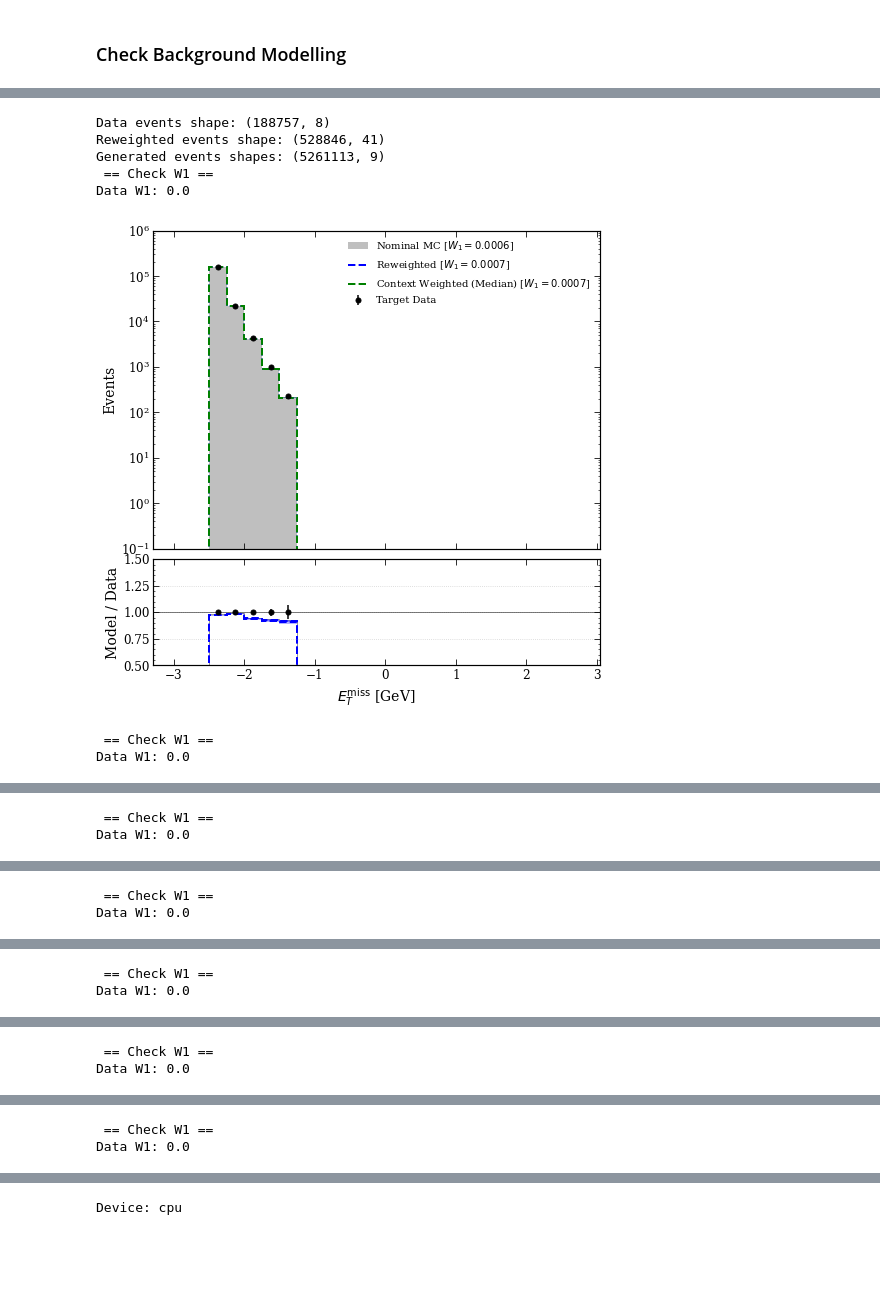
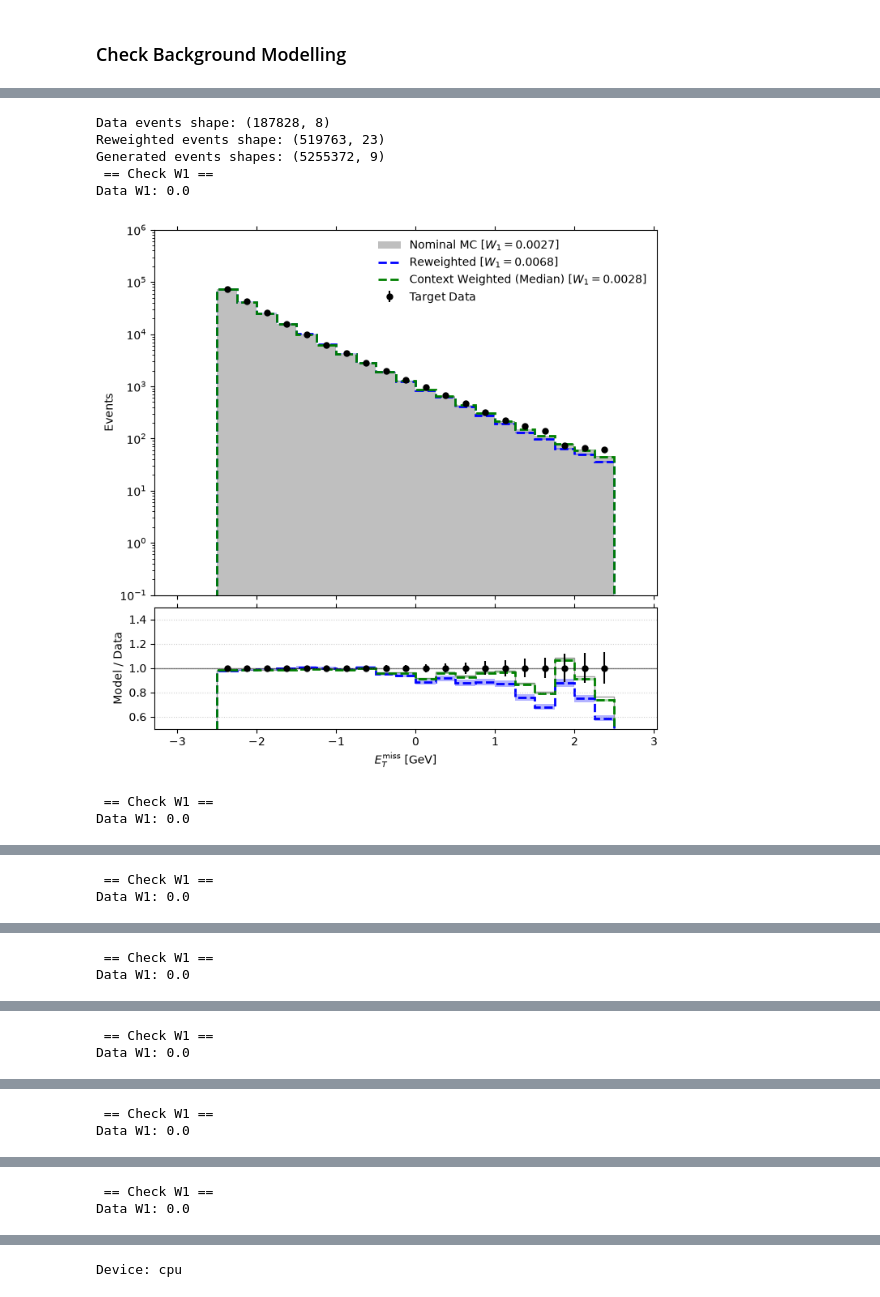
Before and after one commit to sherkaicode/OpenData, a Jupyter notebook: 4_NRAD_CWOLA_SR_ver2.ipynb, the cells around one changed output, grey strips where cells are left out. Saved outputs shown, nothing was run; the diff lists cells and outputs as text; code cells hidden in the pictures; blank space fills up the shorter version.

Commit message:
CWOLA Anomaly models

```diff
--- a/4_NRAD_CWOLA_SR_ver2.ipynb
+++ b/4_NRAD_CWOLA_SR_ver2.ipynb
@@ -10,7 +10,7 @@ import joblib
 import seaborn as sns
 
 selection = "ATLAS"
-sample_path = f"Models_Extrapolation_{selection}_ver2/samples"
+sample_path = f"Models_Extrapolation_{selection}_Final/samples"
 dataset_path = f"Final_Dataset_{selection}"
 SCALER_PATH = f"Final_Dataset_{selection}/minmax_scaler.joblib"
 N_ENSEMBLE = 10
@@ -21,7 +21,7 @@ features_vars = ['ljet1_tau21', 'ljet1_tau32', 'ljet2_tau21', 'ljet2_tau32', 'mj
 
 NOM_WEIGHT_COL = "final_weight"
 RW_WEIGHT_COL = "rw_median_weights"
-GEN_WEIGHT_COL = "total_weight"
+GEN_WEIGHT_COL = "weight_gen"
 
 w1_sr_results = {
     "nom": {},
@@ -61,7 +61,7 @@ mc_sr_reweight_events["rw_median_weights"] = nominal_w * rw_median
 mc_sr_generate_dfs = []
 for i in range(N_ENSEMBLE):
     df = pd.read_parquet(f"{sample_path}/MC_SR_Generate_ens{i}.parquet")
-    df['total_weight'] = df['total_weight'] / 10
+    df['weight_gen'] = df['weight_gen'] / 10
 
     mc_sr_generate_dfs.append(df)
 
@@ -166,6 +166,8 @@ def signed_wasserstein_distance(u_values, v_values, u_weights, v_weights):
 
     # 6. Compute the integral of the absolute difference
     return np.sum(np.abs(u_cdf - v_cdf) * deltas)
+# %%
+data_sr_events[f"{NOM_WEIGHT_COL}"] = np.ones(len(data_sr_events))  # Assign a weight of 1 to all data events
 # %%
 df_data_unscaled = transform(data_sr_events, scale=False)
 df_mc_rw_unscaled = transform(mc_sr_reweight_events, scale= False)
@@ -177,9 +179,11 @@ check_unphysical(df_mc_gen_unscaled, "GENERATE")
 
 df_mc_rw_clean = filter_and_renormalize(df_mc_rw_unscaled, RW_WEIGHT_COL, "REWEIGHT")
 df_mc_gen_clean = filter_and_renormalize(df_mc_gen_unscaled, GEN_WEIGHT_COL, "GENERATE")
+df_data_clean = filter_and_renormalize(df_data_unscaled, NOM_WEIGHT_COL, "DATA")
 
 df_mc_rw_scoring = transform(df_mc_rw_clean, scale=True)
 df_mc_gen_scoring = transform(df_mc_gen_clean, scale=True)
+df_data_scoring = transform(df_data_clean, scale=True)
 # %% [output]
 ==================== Checking DATA for unphysical events ====================
 Events with Missing Energy less than 0: 0
@@ -321,39 +325,39 @@ def plot_context_events(data_events, reweight_events, generate_events):
         # Bottom panel
         gen_ratio = np.divide(gen_binned, counts_data, out=np.full_like(gen_binned, np.nan, dtype=float), where=valid)
         gen_ratio_low = np.divide(gen_lower, counts_data, out=np.full_like(gen_lower, np.nan, dtype=float), where=valid)
         gen_ratio_up = np.divide(gen_upper, counts_data, out=np.full_like(gen_upper, np.nan, dtype=float), where=valid)
 
-        ax2.stairs(gen_ratio, bins, color = 'blue', linewidth=2, linestyle='--')
-        ax2.stairs(gen_ratio_up, bins, baseline=gen_ratio_low, fill=True, color='blue', alpha=0.3)
+        ax2.stairs(gen_ratio, bins, color = 'green', linewidth=2, linestyle='--')
+        ax2.stairs(gen_ratio_up, bins, baseline=gen_ratio_low, fill=True, color='green', alpha=0.3)
 
         # ==========================================
         # PLOT FORMATTING
         # ==========================================
         # Top Panel
         ax1.set_yscale('log')
         ax1.set_ylim(0.1, 1e6)
         ax1.set_ylabel('Events')
         ax1.legend(frameon=False)
         ax1.tick_params(axis='x', which='both', bottom=True, top=True, labelbottom=False)
 
         # Bottom Panel (Ratio)
         ax2.set_ylabel('Model / Data')
         # Adjust these limits based on how wild your ratios get. 0.5 to 1.5 is standard.
         ax2.set_ylim(0.5, 1.5)
         ax2.set_xlabel(pretty_labels.get(var, var))
         ax2.tick_params(axis='x', which='both', bottom=True, top=True)
         ax2.grid(True, axis='y', linestyle=':', alpha=0.6)
         w1_sr_results['nom'][var] = w1_nom
         w1_sr_results['rw'][var] = w1_rw
         w1_sr_results['gen'][var] = w1_cw
         plt.show()
-plot_context_events(data_sr_events, df_mc_rw_scoring, df_mc_gen_scoring)
+plot_context_events(df_data_scoring, df_mc_rw_scoring, df_mc_gen_scoring)
 # %% [output]
-Data events shape: (188757, 8)
-Reweighted events shape: (528846, 41)
-Generated events shapes: (5261113, 9)
+Data events shape: (187828, 8)
+Reweighted events shape: (519763, 23)
+Generated events shapes: (5255372, 9)
  == Check W1 ==
 Data W1: 0.0
-[figure, old version]
+[figure, new version]
  == Check W1 ==
 Data W1: 0.0
```
Also changed, not shown: parts of 28 cells of this notebook, 1 other file.
